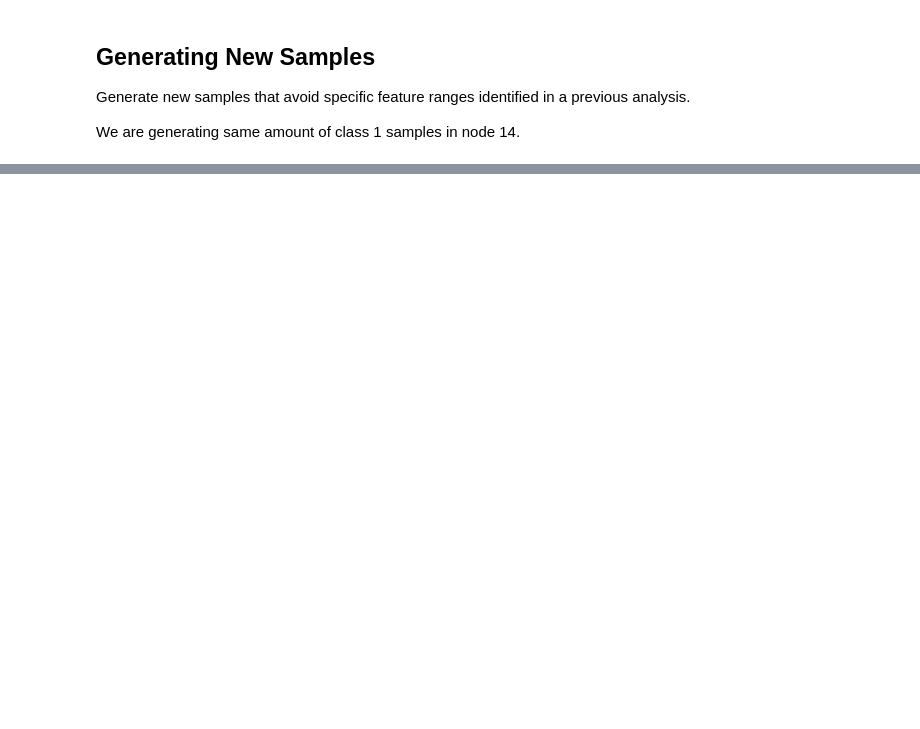
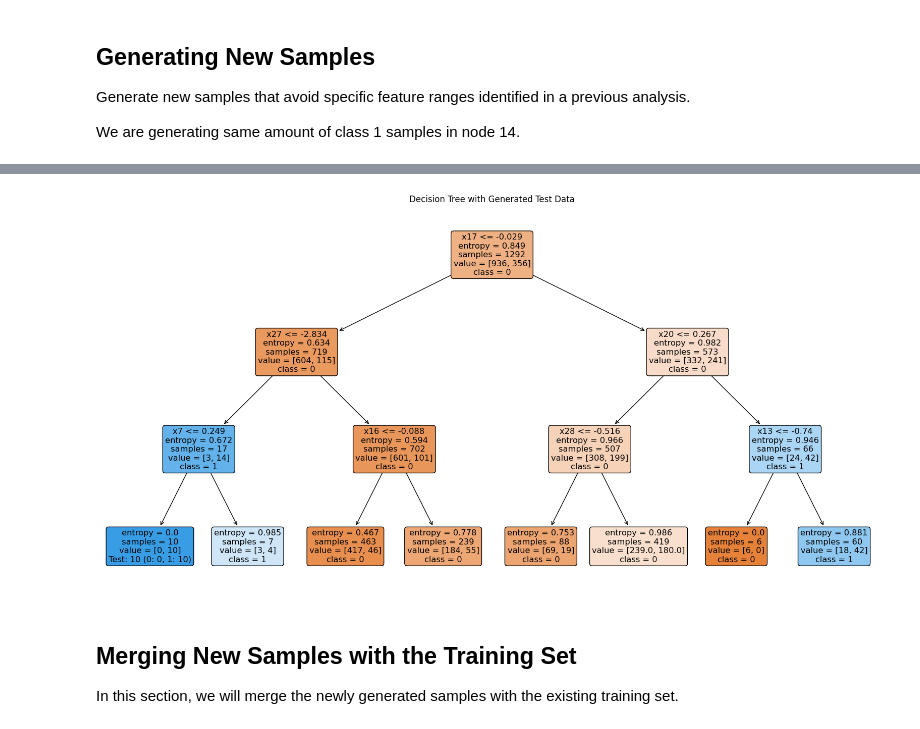
Before and after one commit to AsifAhmedShodip/MyRecourseProject, a Jupyter notebook: notebooks/ACES_dataset_decision_tree.ipynb, the cells around one changed output, grey strips where cells are left out. Saved outputs shown, nothing was run; the diff lists cells and outputs as text; code cells hidden in the pictures; blank space fills up the shorter version.

```diff
--- a/notebooks/ACES_dataset_decision_tree.ipynb
+++ b/notebooks/ACES_dataset_decision_tree.ipynb
@@ -761,0 +830,51 @@ Label size after replacement: (1292,)
+# %%
+import matplotlib.pyplot as plt
+from sklearn.tree import plot_tree
+
+# Function to annotate and visualize decision tree with test data
+def annotate_tree_with_test_data(tree_model, X_test, y_test, feature_names):
+    # Apply the model to get the leaf nodes for each test instance
+    leaf_ids = tree_model.apply(X_test)
+
+    # Count the number of occurrences of each class in each leaf node
+    leaf_counts = {}
+    for leaf_id, label in zip(leaf_ids, y_test):
+        if leaf_id not in leaf_counts:
+            leaf_counts[leaf_id] = {'total': 0, 'class_0': 0, 'class_1': 0}
+        leaf_counts[leaf_id]['total'] += 1
+        if label == 0:
+            leaf_counts[leaf_id]['class_0'] += 1
+        else:
+            leaf_counts[leaf_id]['class_1'] += 1
+
+    # Visualize the tree
+    plt.figure(figsize=(20, 10))
+    tree_plot = plot_tree(tree_model, feature_names=feature_names, class_names=["0", "1"], filled=True, rounded=True)
+
+    # Modify annotations to include test data information
+    for i, text in enumerate(plt.gca().texts):
+        # Node id is assumed to be the i-th node
+        if i in leaf_counts:
+            text_parts = text.get_text().split('\n')
+            text_parts[-1] = f"Test: {leaf_counts[i]['total']} (0: {leaf_counts[i]['class_0']}, 1: {leaf_counts[i]['class_1']})"
+            text.set_text('\n'.join(text_parts))
+
+    plt.title("Decision Tree with Generated Test Data")
+    plt.show()
+
+# Extract feature columns and labels from the generated samples
+X_generated_test = generated_samples.drop(columns=['label'])
+y_generated_test = generated_samples['label']
+
+# Use the original trained tree model (best_model) and pass the generated samples as the test set
+num_features = X_generated_test.shape[1]
+feature_names = [f"x{index}" for index in range(num_features)]  # Adjust feature names if needed
+
+# Annotate the tree using generated samples as test data
+annotate_tree_with_test_data(best_model, X_generated_test, y_generated_test, feature_names)
+# %% [output]
+[figure, added]
+# %% [markdown]
+## Merging New Samples with the Training Set
+
+In this section, we will merge the newly generated samples with the existing training set.
```
Also changed, not shown: parts of 17 cells of this notebook.
